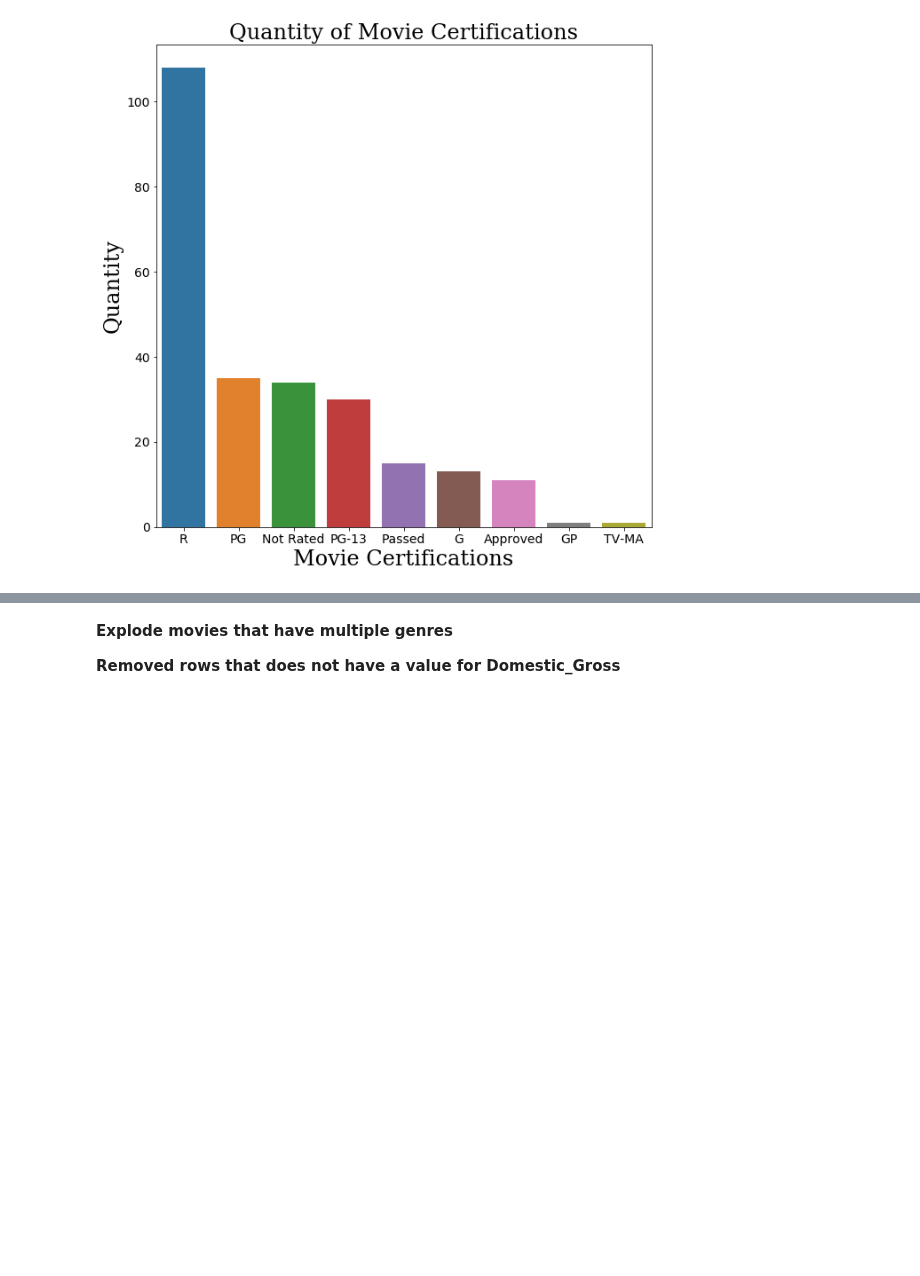
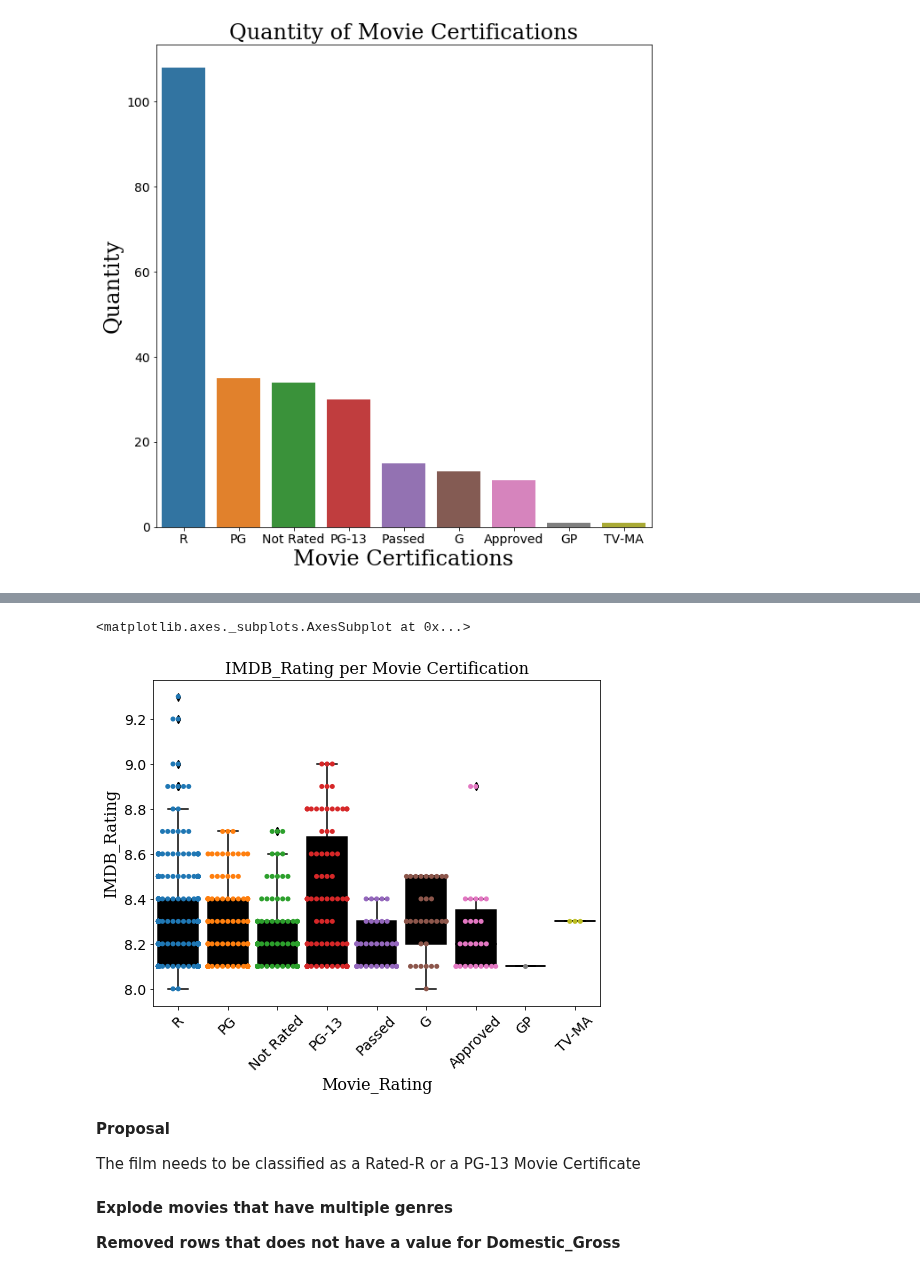
Before and after one commit to hpatel530/Module1-Project1, a Jupyter notebook: Module 1 Project.ipynb, the cells around one changed output, grey strips where cells are left out. Cells and saved outputs as stored; diff of their text form; code cells hidden in the pictures; blank space fills up the shorter version.

```diff
--- a/Module 1 Project.ipynb
+++ b/Module 1 Project.ipynb
@@ -518,3 +562,23 @@ sns.swarmplot(data=df, x = 'Movie_Rating', y= "IMDB_Rating", order = in_order)
+# %%
+in_order = ['R', 'PG', 'Not Rated', 'PG-13', 'Passed', 'G', 'Approved', 'GP', 'TV-MA']
+plt.figure(figsize=(8, 6))
+
+font_dict = {'family': 'serif', 'size':16}
+plt.xlabel('Movie Certifications', fontdict=font_dict)
+plt.ylabel('IMDB_Rating', fontdict=font_dict)
+plt.title('IMDB_Rating per Movie Certification', fontdict=font_dict)
+plt.tick_params(axis='x', labelsize=14, rotation=45)
+plt.tick_params(axis='y', labelsize=14)
+
+sns.swarmplot(data=df, x = 'Movie_Rating', y= "IMDB_Rating", order = in_order)
+sns.boxplot(data=df, x = 'Movie_Rating', y= "IMDB_Rating", order = in_order, color="black")
+# %% [output]
+<matplotlib.axes._subplots.AxesSubplot at 0x...>
+[figure, added]
+# %% [markdown]
+**Proposal**
+
+The film needs to be classified as a Rated-R or a PG-13 Movie Certificate
 # %% [markdown]
 **Explode movies that have multiple genres**
 
```
Also changed, not shown: parts of 21 cells of this notebook, 2 other files.
